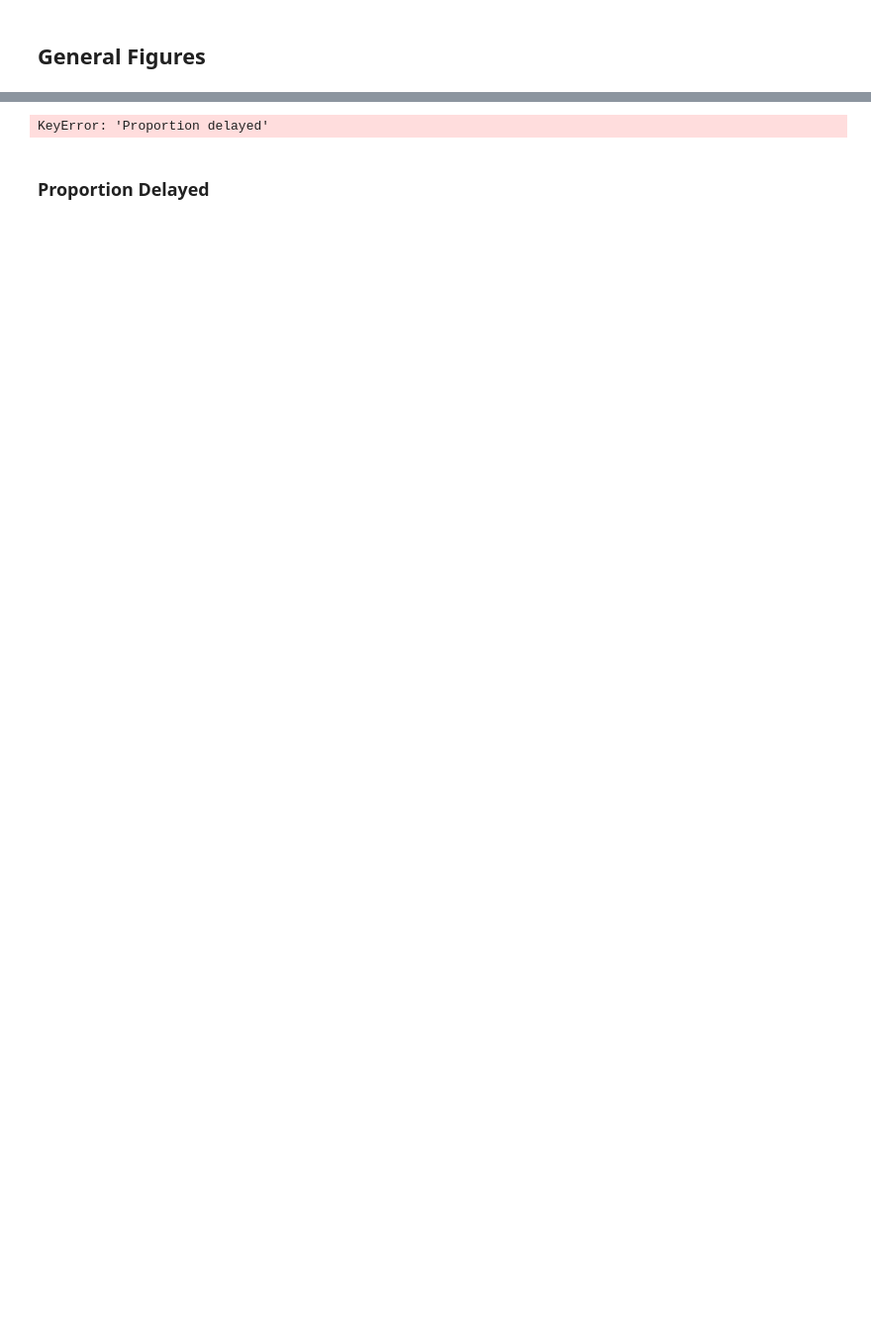
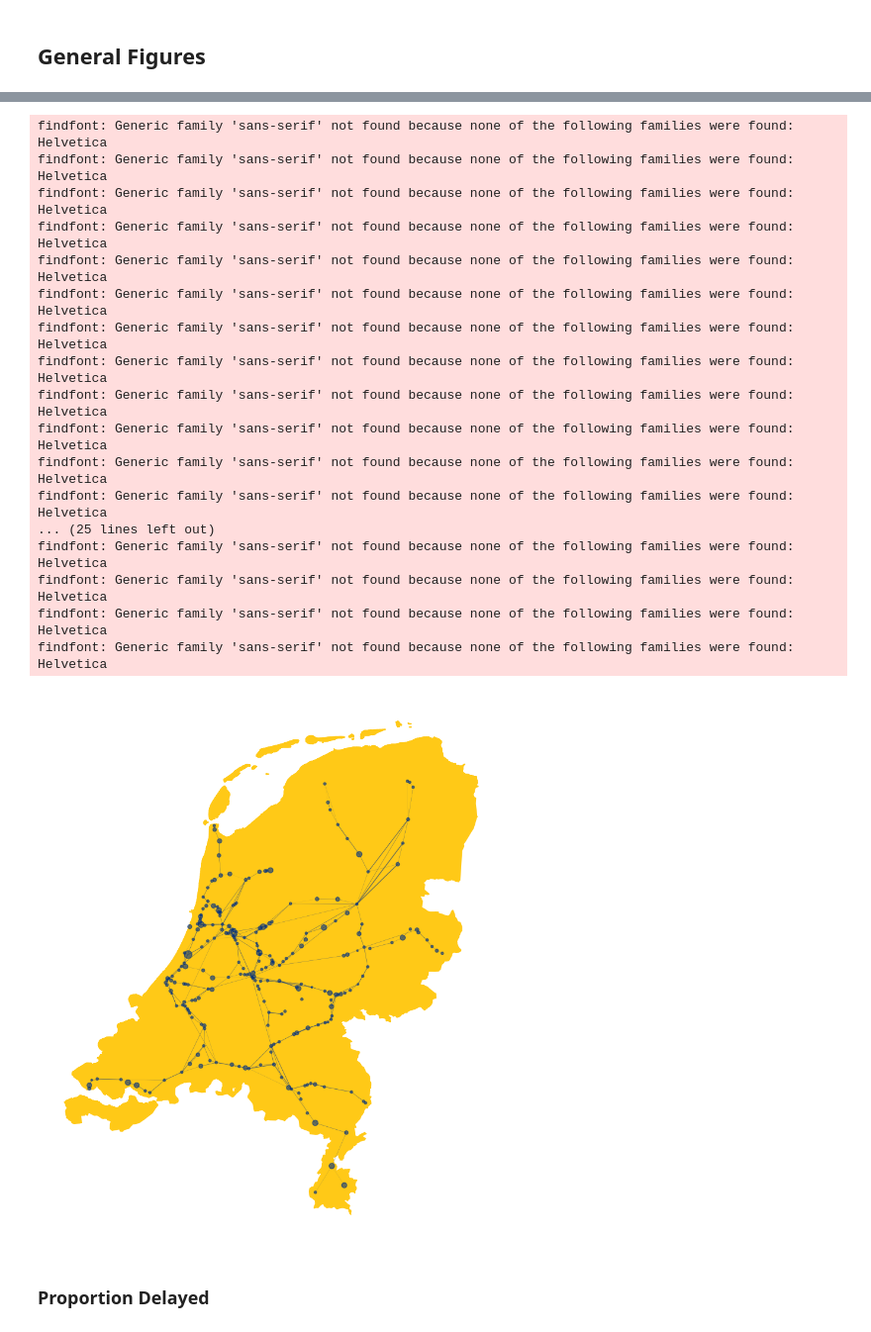
Before and after one commit to jbaonl/MSc-Thesis, a Jupyter notebook: MSc-Thesis/Bao/all_code/4_final_figures/Final_Figures adapted.ipynb, the cells around one changed output, grey strips where cells are left out. Shown at 99% size. Cells and saved outputs as stored; diff of their text form; code cells hidden in the pictures; blank space fills up the shorter version.

Commit message:
updated code and plots

```diff
--- a/MSc-Thesis/Bao/all_code/4_final_figures/Final_Figures adapted.ipynb
+++ b/MSc-Thesis/Bao/all_code/4_final_figures/Final_Figures adapted.ipynb
@@ -95,5 +95,8 @@ stdrcparams(usetex=False)
 
 final_dataset_for_training_name = f"final_model_training_data_{TRAINING_FROM_YEAR}.parquet"
 final_dataset_for_training_path = final_data_root / final_dataset_for_training_name
+
+shape_file_path = project_root / "all_code/4_final_figures/data/gadm41_NLD_0.shp"
+print(shape_file_path)
 # %% [output]
 ✅ Success! Moved to: C:\Users\jialo\Desktop\MSc-DS-Thesis\MSc-Thesis-Repo\MSc-Thesis\Bao
@@ -260,7 +279,7 @@ def visualize_graph_on_custom_map(graph, station_coords, shapefile_path,title="G
             point_u = Point(filtered_coords[u]['geo_lng'], filtered_coords[u]['geo_lat'])
             point_v = Point(filtered_coords[v]['geo_lng'], filtered_coords[v]['geo_lat'])
             line = LineString([point_u, point_v])
-            edge_list.append({'geometry': line, 'weight': data['Proportion delayed']})
+            edge_list.append({'geometry': line, 'weight': data['ratio_arrival_delayed']})
 
     gdf_edges = gpd.GeoDataFrame(edge_list, crs="EPSG:4326")
     gdf_edges = gdf_edges.to_crs(gdf_netherlands.crs)
@@ -303,43 +322,57 @@ station_coords['geo_lat'] = pd.to_numeric(station_coords['geo_lat'], errors='coe
 station_coords['geo_lng'] = pd.to_numeric(station_coords['geo_lng'], errors='coerce')
 
 # Convert station coordinates to a dictionary
-station_coords_dict = station_coords.set_index('name_long')[['geo_lat', 'geo_lng']].T.to_dict()
+station_coords_dict = station_coords.set_index('code')[['geo_lat', 'geo_lng']].T.to_dict()
 
 # Filter the data for a specific month
 year = 2024
 month = 4
 graph_data = data[(data['YEAR'] == year) & (data['MONTH'] == month)]
 
 # Filter stations that are used in the edges
 used_stations = set(graph_data['source']).union(set(graph_data['target']))
 station_coords_dict = {station: station_coords_dict[station] for station in used_stations if station in station_coords_dict}
 
 # Create edges GeoDataFrame
 edges = []
 for _, row in graph_data.iterrows():
     source = row['source']
     target = row['target']
-    rides_planned = row['Proportion delayed']
+    rides_planned = row['ratio_arrival_delayed']
 
     if source in station_coords_dict and target in station_coords_dict:
         source_coords = Point(station_coords_dict[source]['geo_lng'], station_coords_dict[source]['geo_lat'])
         target_coords = Point(station_coords_dict[target]['geo_lng'], station_coords_dict[target]['geo_lat'])
         line = LineString([source_coords, target_coords])
         edges.append({'geometry': line, 'weight': rides_planned})
 
-gdf_edges = gpd.GeoDataFrame(edges, crs="EPSG:4326")
+gdf_edges = gpd.GeoDataFrame(edges, geometry='geometry', crs="EPSG:4326")
 
 # Create the graph
 graph = nx.from_pandas_edgelist(graph_data, 'source', 'target', edge_attr=True)
 
-# Path to the shapefile of the Netherlands
-shapefile_path = '/Users/merelkamper/Documents/MSc Data Science/Thesis/nl_shapes/NLD_adm0.shp'
-
 # Visualize the graph on the custom map
 # visualize_graph_on_custom_map(graph, station_coords_dict, shapefile_path, title=f" Proportion Train Services Delayed ({year}-{month:02d})")
-visualize_graph_on_custom_map(graph, station_coords_dict, shapefile_path)
+visualize_graph_on_custom_map(graph, station_coords_dict, shape_file_path)
 # %% [output]
-KeyError: 'Proportion delayed'
+findfont: Generic family 'sans-serif' not found because none of the following families were found: Helvetica
+findfont: Generic family 'sans-serif' not found because none of the following families were found: Helvetica
+findfont: Generic family 'sans-serif' not found because none of the following families were found: Helvetica
+findfont: Generic family 'sans-serif' not found because none of the following families were found: Helvetica
+findfont: Generic family 'sans-serif' not found because none of the following families were found: Helvetica
+findfont: Generic family 'sans-serif' not found because none of the following families were found: Helvetica
+findfont: Generic family 'sans-serif' not found because none of the following families were found: Helvetica
+findfont: Generic family 'sans-serif' not found because none of the following families were found: Helvetica
+findfont: Generic family 'sans-serif' not found because none of the following families were found: Helvetica
+findfont: Generic family 'sans-serif' not found because none of the following families were found: Helvetica
+findfont: Generic family 'sans-serif' not found because none of the following families were found: Helvetica
+findfont: Generic family 'sans-serif' not found because none of the following families were found: Helvetica
+... (25 lines left out)
+findfont: Generic family 'sans-serif' not found because none of the following families were found: Helvetica
+findfont: Generic family 'sans-serif' not found because none of the following families were found: Helvetica
+findfont: Generic family 'sans-serif' not found because none of the following families were found: Helvetica
+findfont: Generic family 'sans-serif' not found because none of the following families were found: Helvetica
+[figure, added]
 # %% [markdown]
 ### Proportion Delayed
 # %%
```
Also changed, not shown: parts of 5 cells of this notebook.
